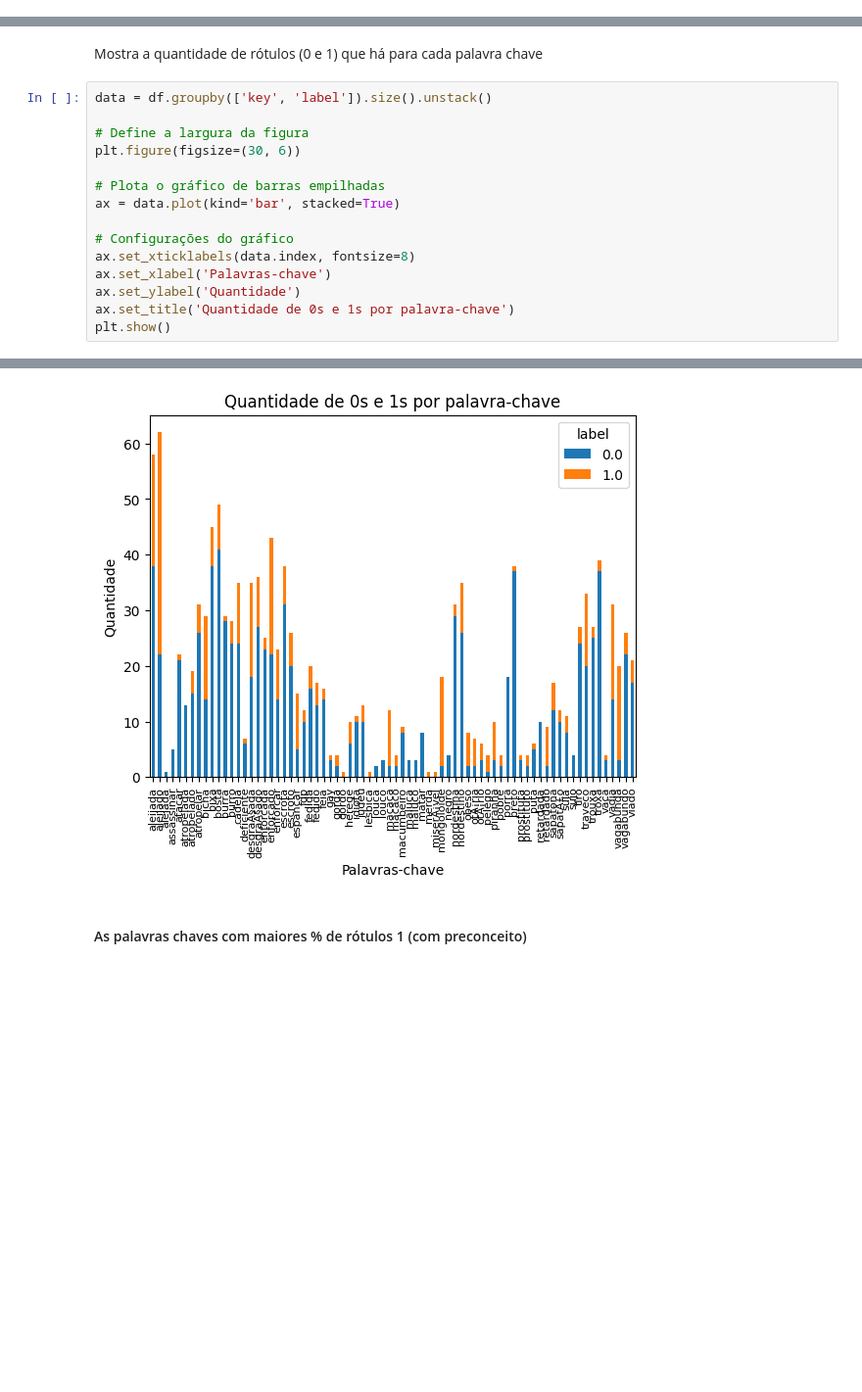
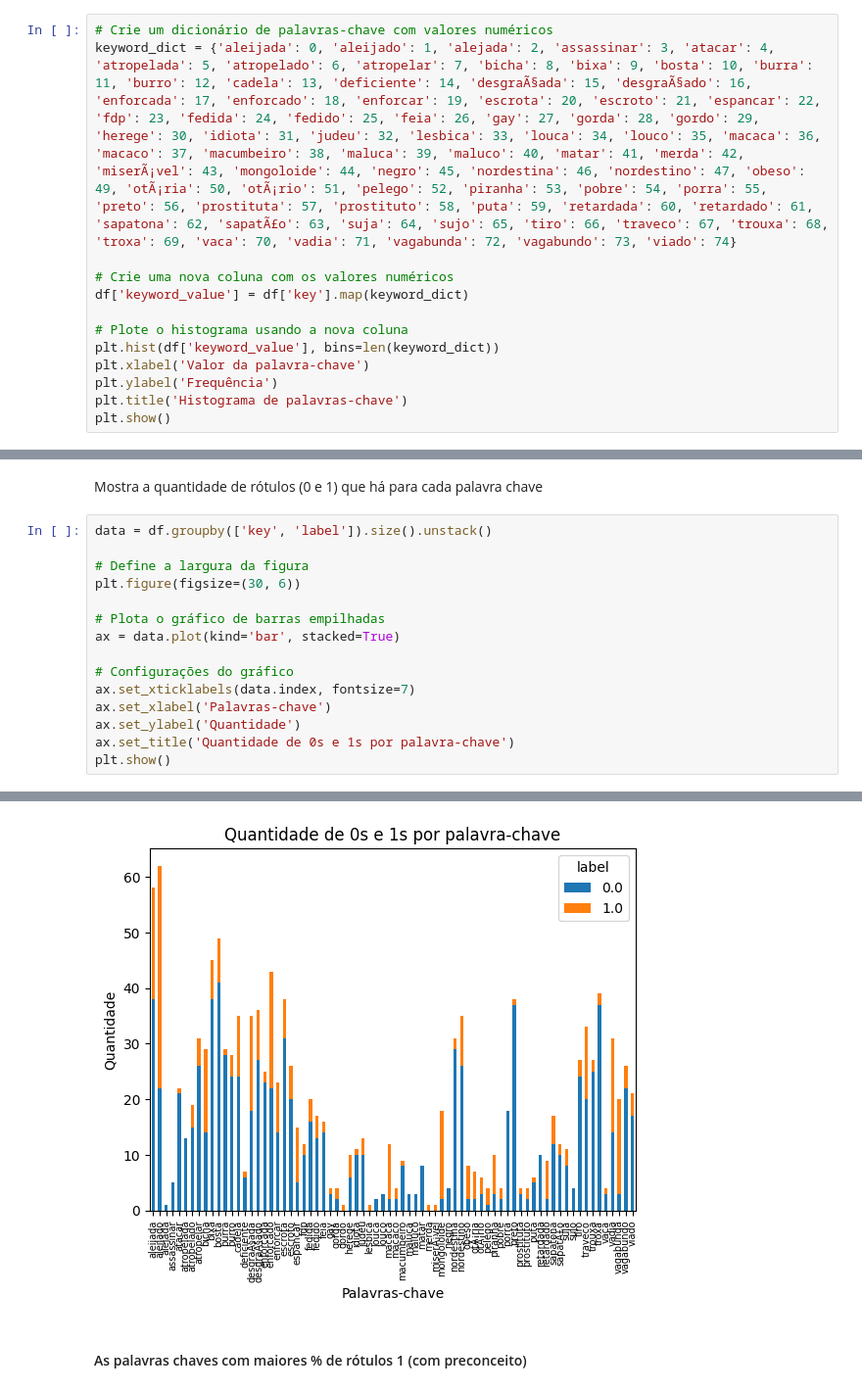
Before and after one commit to leomoreno8/classification-ti26s, a Jupyter notebook: analysis.ipynb, the cells around one changed output, grey strips where cells are left out. Shown: that part at 98% size. Saved outputs shown, nothing was run; the diff lists cells and outputs as text; blank space fills up the shorter version.

```diff
--- a/analysis.ipynb
+++ b/analysis.ipynb
@@ -191,3 +191,16 @@ plt.gca().yaxis.set_major_formatter(yticks) # Define o formatter no objeto Axes
 plt.show()
 # %% [output]
 [figure]
+# %%
+# Crie um dicionário de palavras-chave com valores numéricos
+keyword_dict = {'aleijada': 0, 'aleijado': 1, 'alejada': 2, 'assassinar': 3, 'atacar': 4, 'atropelada': 5, 'atropelado': 6, 'atropelar': 7, 'bicha': 8, 'bixa': 9, 'bosta': 10, 'burra': 11, 'burro': 12, 'cadela': 13, 'deficiente': 14, 'desgraÃ§ada': 15, 'desgraÃ§ado': 16, 'enforcada': 17, 'enforcado': 18, 'enforcar': 19, 'escrota': 20, 'escroto': 21, 'espancar': 22, 'fdp': 23, 'fedida': 24, 'fedido': 25, 'feia': 26, 'gay': 27, 'gorda': 28, 'gordo': 29, 'herege': 30, 'idiota': 31, 'judeu': 32, 'lesbica': 33, 'louca': 34, 'louco': 35, 'macaca': 36, 'macaco': 37, 'macumbeiro': 38, 'maluca': 39, 'maluco': 40, 'matar': 41, 'merda': 42, 'miserÃ¡vel': 43, 'mongoloide': 44, 'negro': 45, 'nordestina': 46, 'nordestino': 47, 'obeso': 49, 'otÃ¡ria': 50, 'otÃ¡rio': 51, 'pelego': 52, 'piranha': 53, 'pobre': 54, 'porra': 55, 'preto': 56, 'prostituta': 57, 'prostituto': 58, 'puta': 59, 'retardada': 60, 'retardado': 61, 'sapatona': 62, 'sapatÃ£o': 63, 'suja': 64, 'sujo': 65, 'tiro': 66, 'traveco': 67, 'trouxa': 68, 'troxa': 69, 'vaca': 70, 'vadia': 71, 'vagabunda': 72, 'vagabundo': 73, 'viado': 74}
+
+# Crie uma nova coluna com os valores numéricos
+df['keyword_value'] = df['key'].map(keyword_dict)
+
+# Plote o histograma usando a nova coluna
+plt.hist(df['keyword_value'], bins=len(keyword_dict))
+plt.xlabel('Valor da palavra-chave')
+plt.ylabel('Frequência')
+plt.title('Histograma de palavras-chave')
+plt.show()
@@ -200,21 +215,21 @@ Mostra a quantidade de rótulos (0 e 1) que há para cada palavra chave
 # %%
 data = df.groupby(['key', 'label']).size().unstack()
 
 # Define a largura da figura
 plt.figure(figsize=(30, 6))
 
 # Plota o gráfico de barras empilhadas
 ax = data.plot(kind='bar', stacked=True)
 
 # Configurações do gráfico
-ax.set_xticklabels(data.index, fontsize=8)
+ax.set_xticklabels(data.index, fontsize=7)
 ax.set_xlabel('Palavras-chave')
 ax.set_ylabel('Quantidade')
 ax.set_title('Quantidade de 0s e 1s por palavra-chave')
 plt.show()
 # %% [output]
 <Figure size 3000x600 with 0 Axes>
-[figure, old version]
+[figure, new version]
 # %% [markdown]
 #### As palavras chaves com maiores % de rótulos 1 (com preconceito)
 # %%
```
Also changed, not shown: parts of 1 cell of this notebook.
